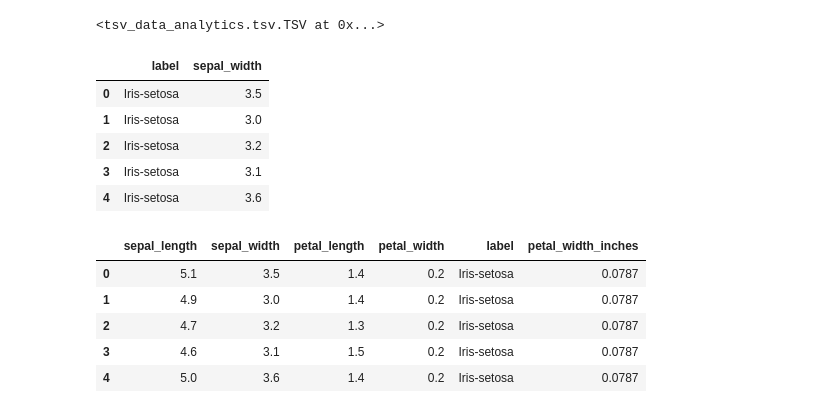
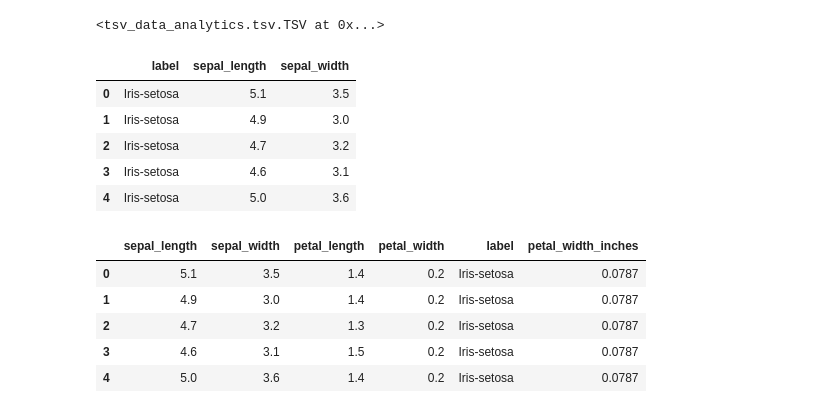
Before and after one commit to CrowdStrike/omigo-data-analytics, a Jupyter notebook: example-notebooks/basic_example.ipynb, the cells around one changed output. Drawn from its saved outputs; the diff is of its cells as text; code cells hidden in the pictures.

```diff
--- a/example-notebooks/basic_example.ipynb
+++ b/example-notebooks/basic_example.ipynb
@@ -49,15 +49,15 @@ sepal_length    sepal_width     petal_length    petal_width     label
 # %%
 # select specific columns
 y \
-    .select(["label", "sepal_width"]) \
+    .select(["label", "sepal.*"]) \
     .to_df(5)
 # %% [output]
-|  | label | sepal_width |
-| 0 | Iris-setosa | 3.5 |
-| 1 | Iris-setosa | 3.0 |
-| 2 | Iris-setosa | 3.2 |
-| 3 | Iris-setosa | 3.1 |
-| 4 | Iris-setosa | 3.6 |
+|  | label | sepal_length | sepal_width |
+| 0 | Iris-setosa | 5.1 | 3.5 |
+| 1 | Iris-setosa | 4.9 | 3.0 |
+| 2 | Iris-setosa | 4.7 | 3.2 |
+| 3 | Iris-setosa | 4.6 | 3.1 |
+| 4 | Iris-setosa | 5.0 | 3.6 |
 # %%
 # apply simple transformation. Use a library of helper methods provided in the funclib package
 y \
```
Also changed, not shown: parts of 1 cell of this notebook, 2 other files.
